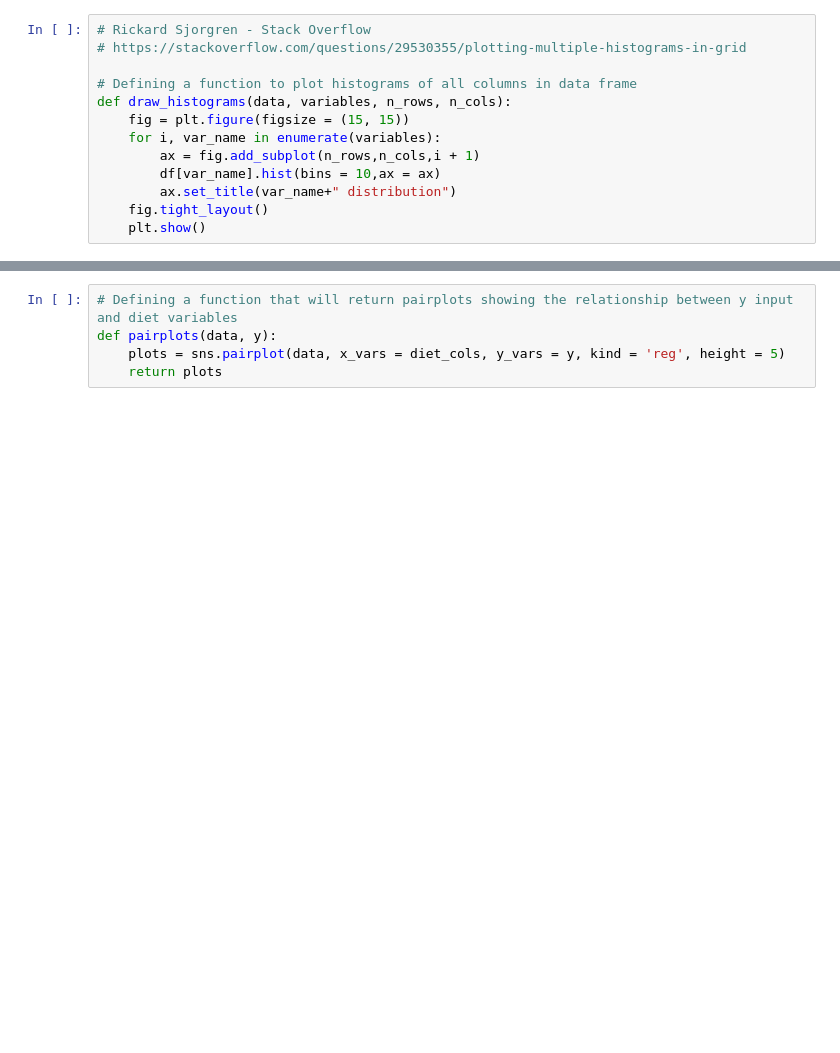
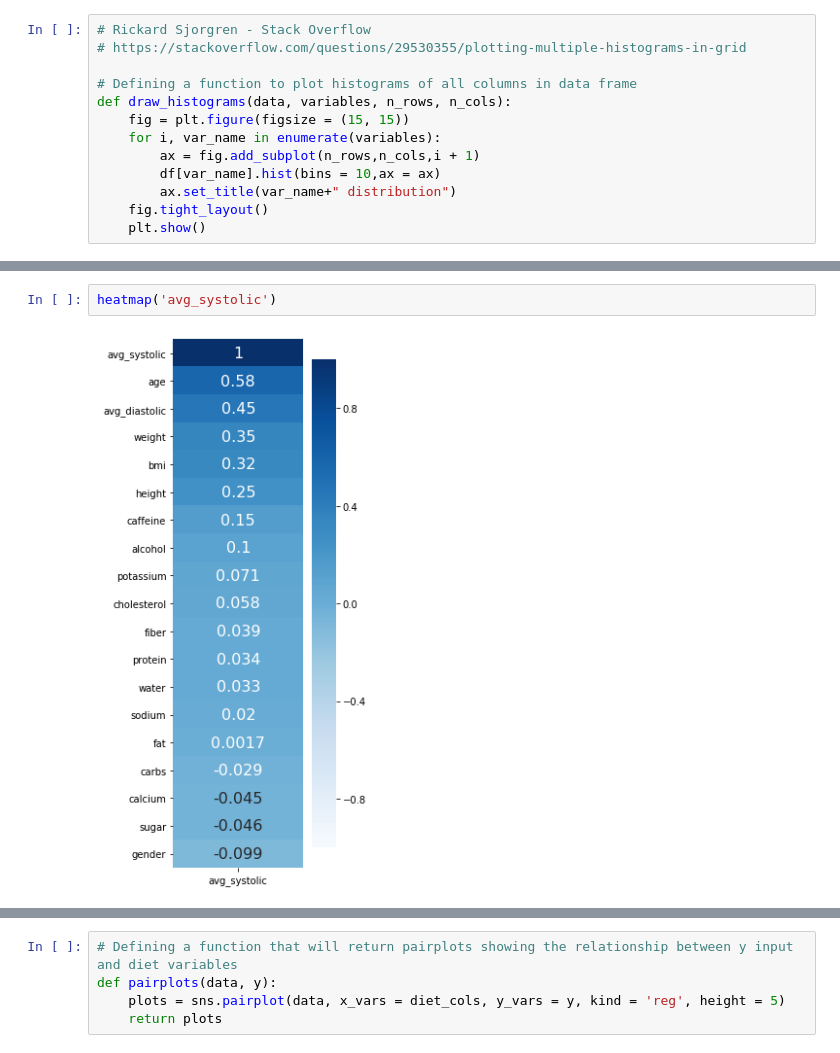
Before and after one commit to kellywu218/Capstone, a Jupyter notebook: blood_pressure_and_diet.ipynb, the cells around one changed output, grey strips where cells are left out. Drawn from its saved outputs; the diff is of its cells as text; blank space fills up the shorter version.

```diff
--- a/blood_pressure_and_diet.ipynb
+++ b/blood_pressure_and_diet.ipynb
@@ -690,0 +737,4 @@ From our distribution plots, we can immediately see that many features are skewe
+# %%
+heatmap('avg_systolic')
+# %% [output]
+[figure, added]
```
Also changed, not shown: parts of 182 cells of this notebook, 1 other file.
